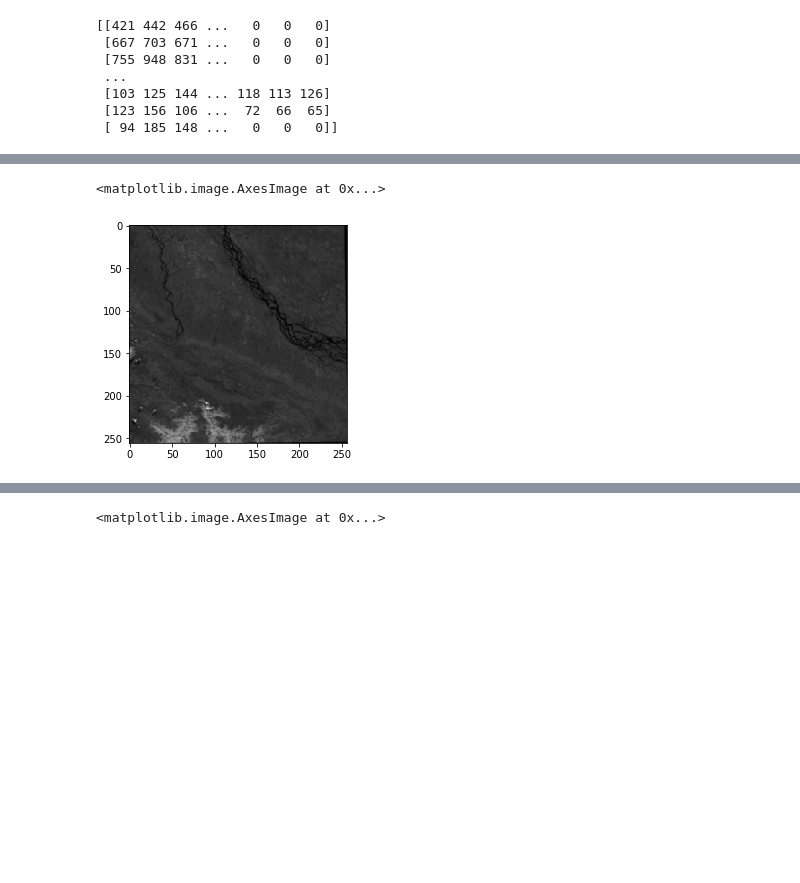
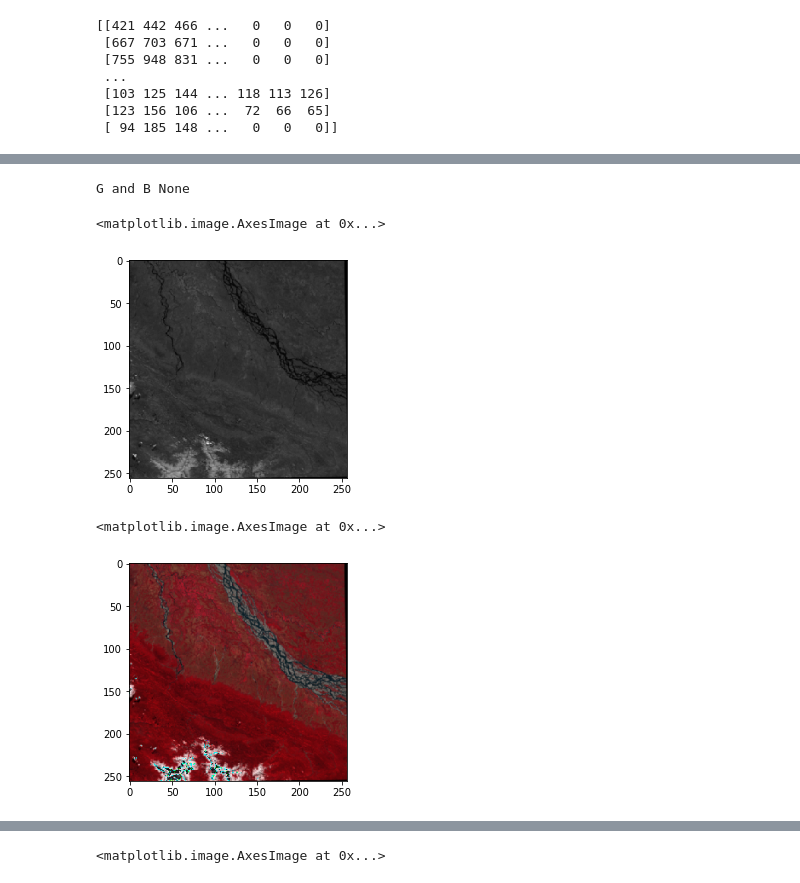
Before and after one commit to rahatsantosh/map-compiler, a Jupyter notebook: nbs/backend_trial.ipynb, the cells around one changed output, grey strips where cells are left out. Cells and saved outputs as stored; diff of their text form; code cells hidden in the pictures; blank space fills up the shorter version.

```diff
--- a/nbs/backend_trial.ipynb
+++ b/nbs/backend_trial.ipynb
@@ -169,8 +228,17 @@ def setup(
 # %%
 r = B(dataset=out,band_no=8)
-g = B(dataset=out,band_no=4)
 
 plt.imshow(setup(R=r),cmap='gray')
 # %% [output]
-<matplotlib.image.AxesImage at 0x...>
+G and B None
+<matplotlib.image.AxesImage at 0x...>
 [figure]
+# %%
+r = B(dataset=out, band_no=8)
+g = B(dataset=out, band_no=4)
+b = B(dataset=out, band_no=3)
+# %%
+plt.imshow(np.dstack((r.band,g.band,b.band)).astype(np.uint8))
+# %% [output]
+<matplotlib.image.AxesImage at 0x...>
+[figure, added]
```
Also changed, not shown: parts of 16 cells of this notebook.
